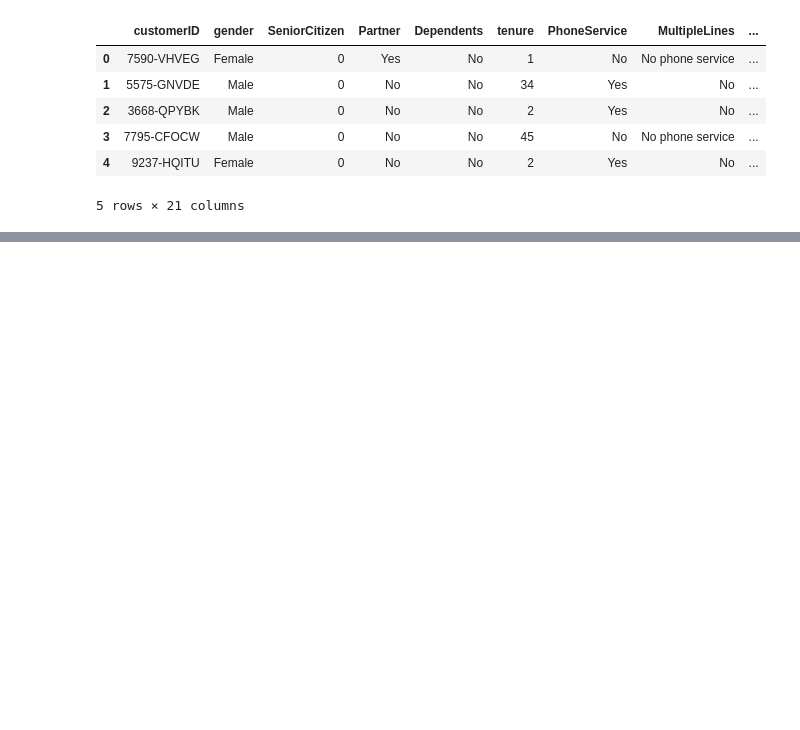
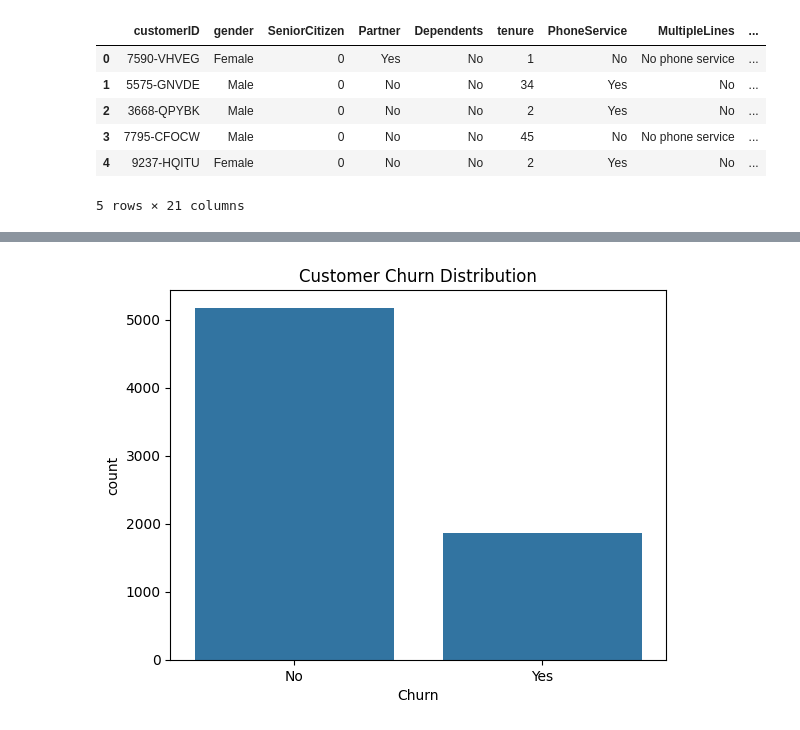
Before and after one commit to MethmiNPCS/customer-churn-prediction-ml, a Jupyter notebook: notebooks/data_exploration.ipynb, the cells around one changed output, grey strips where cells are left out. Cells and saved outputs as stored; diff of their text form; code cells hidden in the pictures; blank space fills up the shorter version.

Commit message:
Completed exploratory data analysis including visualizations

```diff
--- a/notebooks/data_exploration.ipynb
+++ b/notebooks/data_exploration.ipynb
@@ -16,0 +73,6 @@ data.head()
+# %%
+sns.countplot(x="Churn", data=data)
+plt.title("Customer Churn Distribution")
+plt.show()
+# %% [output]
+[figure, added]
```
Also changed, not shown: parts of 6 cells of this notebook.
